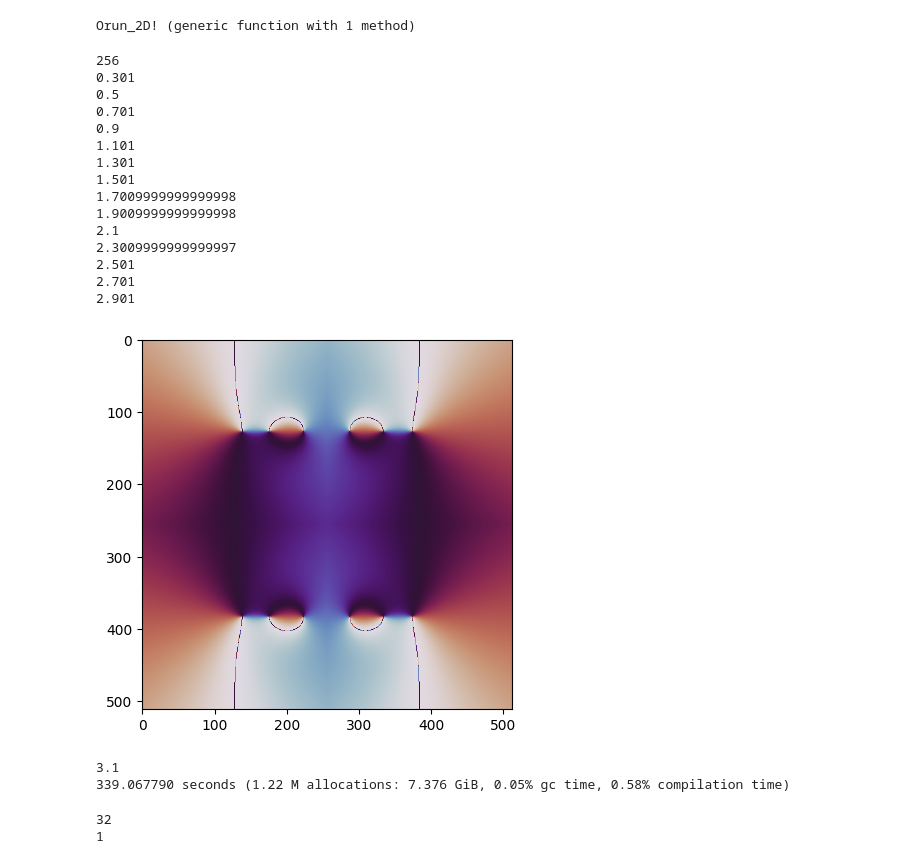
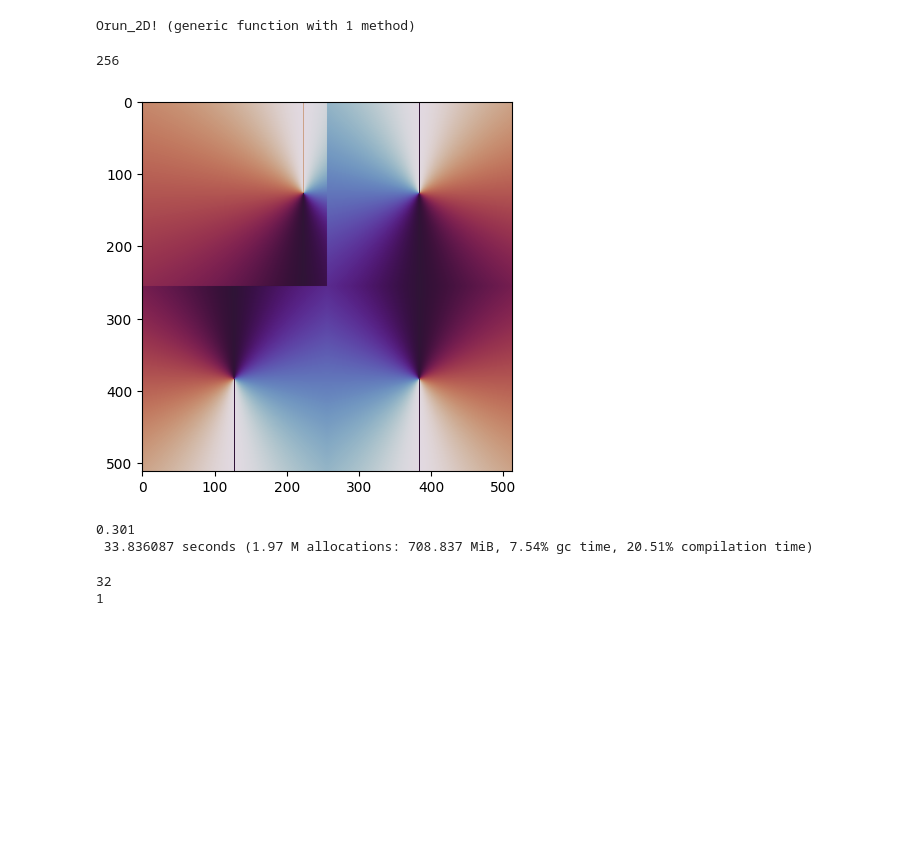
Before and after one commit to MaxJXiao/Cosmic-Strings, a Jupyter notebook: InsertOscillonAndStringStuff.ipynb, the cells around one changed output. Drawn from its saved outputs; the diff is of its cells as text; code cells hidden in the pictures; blank space fills up the shorter version.

```diff
--- a/InsertOscillonAndStringStuff.ipynb
+++ b/InsertOscillonAndStringStuff.ipynb
@@ -163,6 +163,22 @@ function Anti_string!(A₁,A₂,N,Σ,varx,vary)
             t = exp(-20(xclose^2 + yclose^2)/N^2)
             x = xclose*t + (1-t)*xfar
             y = yclose*t + (1-t)*yfar
+
+            θ = angle(x + y*im)
+            A₁[i,j] = Σ*cos(θ)
+            A₂[i,j] = Σ*sin(θ)
+        end
+    end
+    return nothing
+end
+
+
+function Anti_stringbad!(A₁,A₂,N,Σ,varx,vary)
+    for i ∈ 1:N
+        for j ∈ 1:N
+            x = i - varx
+            y = vary - j
+
 
             θ = angle(x + y*im)
             A₁[i,j] = Σ*cos(θ)
@@ -1219,7 +1235,7 @@ LPQ = [125 250 500 1000 2000 4000 8000 16000 32000 64000]
 🏠 = [1e-2 1e-1 1e0 1e1 1e2 0]
 
 
-for i ∈ 7:7
+for i ∈ 5:5
 
     cont = 0
     low = 0
@@ -1253,15 +1269,15 @@ for i ∈ 7:7
     istr4 = zeros(M,M)
 
     Σ = 1
-    Anti_string!(rstr1,istr1,M,Σ, N/2  ,7N/8)
-    Clock_string!(rstr2,istr2,M,Σ, N/2,N/8)
+    Anti_stringbad!(rstr1,istr1,M,Σ, N/2  ,7N/8)
+    Clock_string!(rstr2,istr2,M,Σ, N/2,N/2)
 
 
 #     Anti_2string!(rstr1,istr1,M,Σ)
 #     Clock_2string!(rstr2,istr2,M,Σ)
 
-    Anti_string!(rstr3,istr3,M,Σ, N/2,7N/8)
-    Clock_string!(rstr4,istr4,M,Σ, N/2,N/8)
+    Anti_string!(rstr3,istr3,M,Σ, N/2,N/2)
+    Clock_string!(rstr4,istr4,M,Σ, N/2,N/2)
 
     rstr3 = rstr3[end:-1:1,:]
     istr3 = istr3[end:-1:1,:]
@@ -1288,51 +1304,37 @@ for i ∈ 7:7
 
 
     s = 6
     r = 6
 
 
 
 
     t₁ = 0.1
 
     LQCD = LPQ/(2*100)*0.4
 
     Δx = round(LQCD[6]/N,digits = 6)
     Δt = 0.001
 
 
 
 
-    repeat = 15
+    repeat = 1
 
 
     Srun_2D!(n,N,t₁,C₁,C₂,Ȧ₁,Ȧ₂,Δx,Δt,fₐ,i,r,s,repeat,cont,low,Ȧ,angll,poggers,cap,pic)
 
 
 end
 
 
 
 end
 # %% [output]
 256
-0.301
-0.5
-0.701
-0.9
-1.101
-1.301
-1.501
-1.7009999999999998
-1.9009999999999998
-2.1
-2.3009999999999997
-2.501
-2.701
-2.901
-[figure, old version]
+[figure, new version]
-3.1
-339.067790 seconds (1.22 M allocations: 7.376 GiB, 0.05% gc time, 0.58% compilation time)
+0.301
+ 33.836087 seconds (1.97 M allocations: 708.837 MiB, 7.54% gc time, 20.51% compilation time)
 # %%
 @time begin
 
```
Also changed, not shown: 3 other files.
